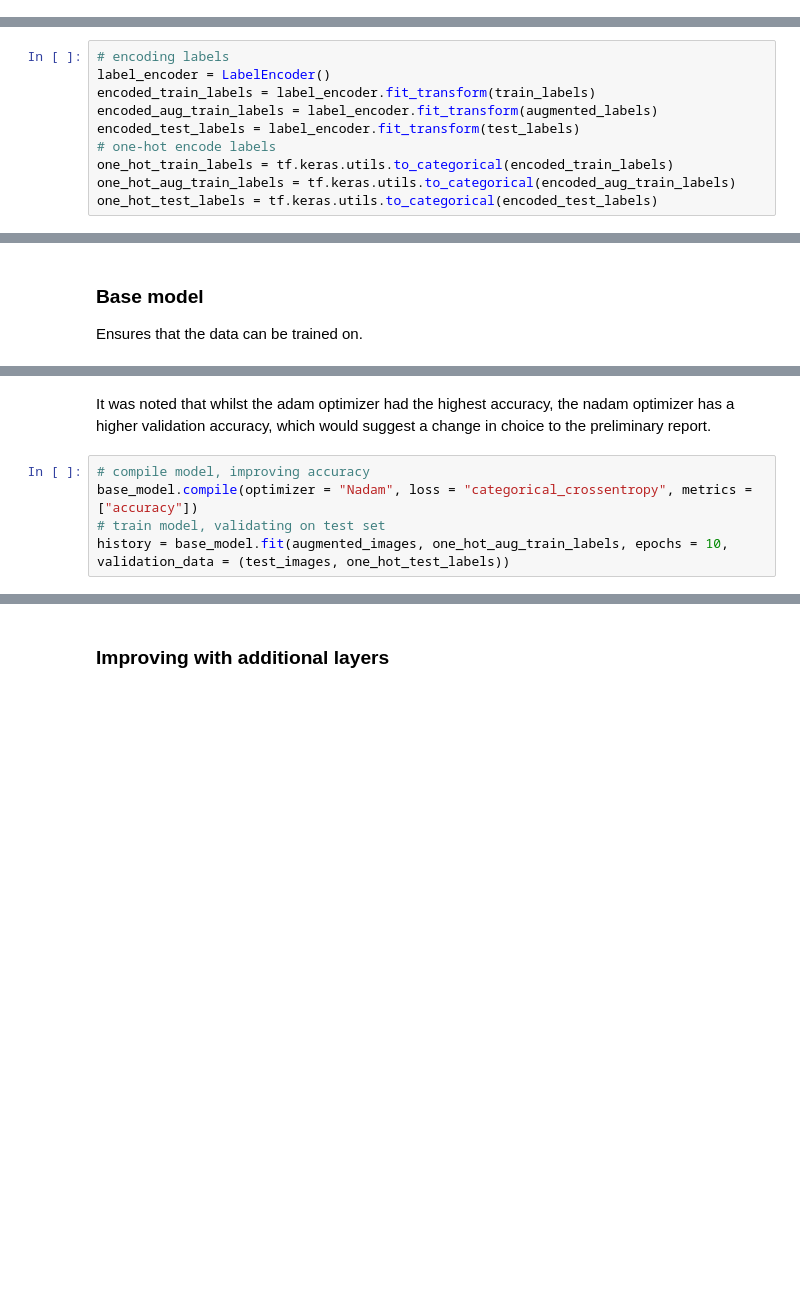
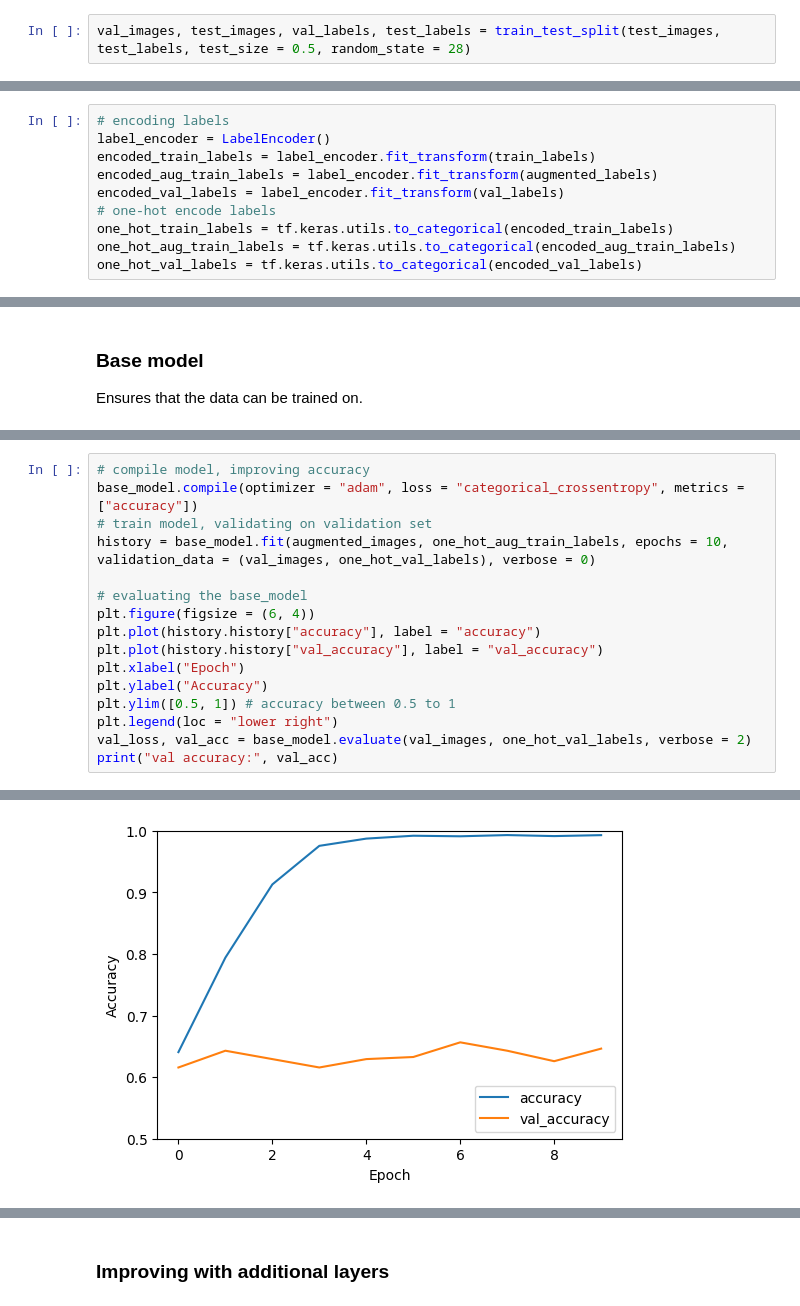
Before and after one commit to nekumonokat/FYP_breast_cancer_classification, a Jupyter notebook: 2_FYP_Project_data_enhancements.ipynb, the cells around one changed output, grey strips where cells are left out. Cells and saved outputs as stored; diff of their text form; blank space fills up the shorter version.

```diff
--- a/2_FYP_Project_data_enhancements.ipynb
+++ b/2_FYP_Project_data_enhancements.ipynb
@@ -63,3 +66,5 @@ test_labels[test_labels == "BENIGN_WITHOUT_CALLBACK"] = "BENIGN"
+# %%
+val_images, test_images, val_labels, test_labels = train_test_split(test_images, test_labels, test_size = 0.5, random_state = 28)
 # %% [markdown]
 #### Image augmentation
 The augmented image stores the following:
@@ -115,8 +114,8 @@ print(len(augmented_labels))
 label_encoder = LabelEncoder()
 encoded_train_labels = label_encoder.fit_transform(train_labels)
 encoded_aug_train_labels = label_encoder.fit_transform(augmented_labels)
-encoded_test_labels = label_encoder.fit_transform(test_labels)
+encoded_val_labels = label_encoder.fit_transform(val_labels)
 # one-hot encode labels
 one_hot_train_labels = tf.keras.utils.to_categorical(encoded_train_labels)
 one_hot_aug_train_labels = tf.keras.utils.to_categorical(encoded_aug_train_labels)
-one_hot_test_labels = tf.keras.utils.to_categorical(encoded_test_labels)
+one_hot_val_labels = tf.keras.utils.to_categorical(encoded_val_labels)
@@ -149,11 +142,20 @@ base_model.add(Flatten())
 base_model.add(Dense(128, activation = "relu"))
 # output layer with softmax
 base_model.add(Dense(2, activation = "softmax"))
-# %% [markdown]
-It was noted that whilst the adam optimizer had the highest accuracy, the nadam optimizer has a higher validation accuracy, which would suggest a change in choice to the preliminary report.
 # %%
 # compile model, improving accuracy
-base_model.compile(optimizer = "Nadam", loss = "categorical_crossentropy", metrics = ["accuracy"])
-# train model, validating on test set
-history = base_model.fit(augmented_images, one_hot_aug_train_labels, epochs = 10, validation_data = (test_images, one_hot_test_labels))
+base_model.compile(optimizer = "adam", loss = "categorical_crossentropy", metrics = ["accuracy"])
+# train model, validating on validation set
+history = base_model.fit(augmented_images, one_hot_aug_train_labels, epochs = 10, validation_data = (val_images, one_hot_val_labels), verbose = 0)
+
+# evaluating the base_model
+plt.figure(figsize = (6, 4))
+plt.plot(history.history["accuracy"], label = "accuracy")
+plt.plot(history.history["val_accuracy"], label = "val_accuracy")
+plt.xlabel("Epoch")
+plt.ylabel("Accuracy")
+plt.ylim([0.5, 1]) # accuracy between 0.5 to 1
+plt.legend(loc = "lower right")
+val_loss, val_acc = base_model.evaluate(val_images, one_hot_val_labels, verbose = 2)
+print("val accuracy:", val_acc)
 # %% [output]
@@ -179,0 +164 @@ Epoch 10/10
+[figure, added]
```
Also changed, not shown: parts of 22 cells of this notebook.
